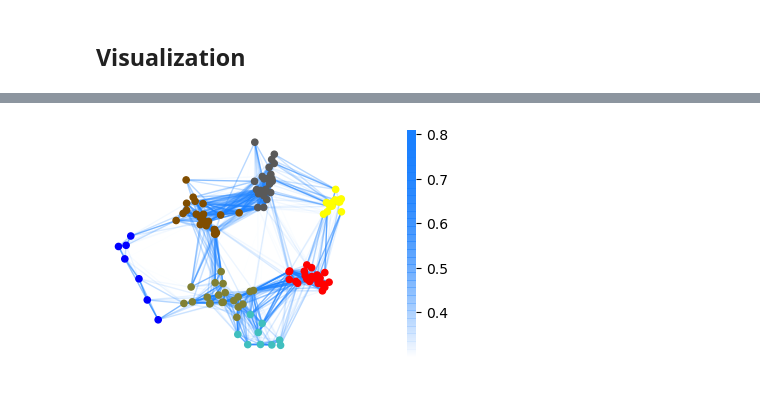
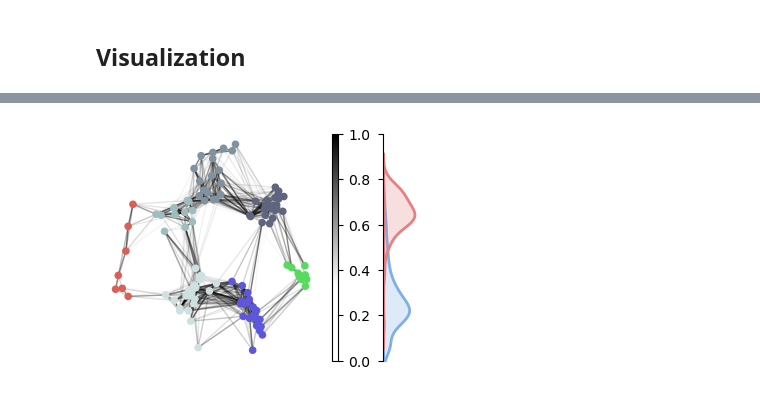
Before and after one commit to markovmodel/decomposed_msms, a Jupyter notebook: Fig5a-syt-decomposition.ipynb, the cells around one changed output, grey strips where cells are left out. Cells and saved outputs as stored; diff of their text form; code cells hidden in the pictures.

Commit message:
add edge histograms for Syt network; update color scheme

```diff
--- a/Fig5a-syt-decomposition.ipynb
+++ b/Fig5a-syt-decomposition.ipynb
@@ -174,10 +176,16 @@ vmd_colors = np.array([vc[i] for i in vmd_colorindex])
+# %%
+# color definitions
+sns_pal = sns.color_palette('hls', 3)  # highlight important subunits
+sns_pal2 = sns.color_palette('bone_r', 6)  # grey palette for less important subunits
+vmd_colors = np.vstack([np.array(sns_pal), np.array(sns_pal2)])
+col_pal = ['#80aee7ff', '#e68082ff']  # for histograms
 # %%
 # cluster FR projected data with k-means
 # remember that k-means is stochastic and might produce slightly different
 # results each for each run. this step further depends on the result of
 # the FR algorithm, i.e., it might be necessary to adjust hyperparameters
 
-n_clusters = [7, 8] # number of nodes for vamp-1 / vamp-2 projections
+n_clusters = [7, 7] # number of nodes for vamp-1 / vamp-2 projections
 
 assignments = []
 cluster_objs = []
@@ -196,10 +199,11 @@ HBox(children=(IntProgress(value=0, description='kmeans iterations', layout=Layo
 # %%
-# for color-matching. numbers have no physical meaning.
-# assignment from VMD visual inspection
-# note that cluster center numbers are arbitrary, too
+# color-matching. numbers have no physical meaning
+# and are manually sorted for readability.
+# assignment from VMD visual inspection.
 
-cassignm = [np.array([0, 1, 2, 3, 4, 5, 6]),
-                  np.array([8, 1, 2, 3, 6, 7, 0, 5])]
+cassignm = [np.array([6, 3, 2, 0, 4, 1, 5]),
+                  np.array([4, 3, 1, 5, 0, 6, 7])]
+
 matched_assignments = []
 for n in range(len(assignments)):
     matched_assignments.append(cassignm[n][assignments[n]])
@@ -246,22 +320,39 @@ def plot_dependency_graph(ax, _graph, pos_dict, assigments, edge_lcutoff = .3):
 # %%
 # VAMP 1
 fig = plt.figure(figsize=(4, 3), dpi=100)
-gs = fig.add_gridspec(65, 100)
+gs = fig.add_gridspec(65, 140)
 fullax = fig.add_subplot(gs[:, :])
 fullax.axis('off')
-ax = fig.add_subplot(gs[:, :80])
 
+# network plot
+ax = fig.add_subplot(gs[:, :95])
+edge_cmap = plt.matplotlib.colors.LinearSegmentedColormap.from_list("uwe", [(*_c, 0), (*_c, 0),
+                                                                            (*_c, 0.5), (*_c, 1)])
 ax, pc = plot_dependency_graph(ax, graph_vamp1, pos_dicts[0], matched_assignments[0])
-
 ax.axis('off')
 
+# colorbar
+cbar_ax = fig.add_subplot(gs[:, 102:105])
+cb = fig.colorbar(pc, cax=cbar_ax)
 
-cbar_ax = fig.add_subplot(gs[:, 97:])
+# histograms
+ax = fig.add_subplot(gs[:, 125:])
+sns.kdeplot(y=inter_cluster_edge_list[0], fill=True, ax=ax, color=col_pal[0], linewidth=2)
+sns.kdeplot(y=intra_cluster_edge_list[0], fill=True, ax=ax, color=col_pal[1], linewidth=2)
 
-cb = fig.colorbar(pc, cax=cbar_ax)
-cb.outline.set_visible(False)
+
+ax.set_ylim(0, 1)
+ax.set_xticks([])
+ax.set_xlabel('')
+
+# comment following line to verify that axes are matching
+for loc in ['top', 'right', 'bottom']:
+    ax.spines[loc].set_visible(False)
+ax.set_yticklabels([]);
+
+fig.savefig('syt_vamp1.png', dpi=400)
 # %% [output]
-[figure, old version]
+[figure, new version]
 # %%
 # VAMP 2
 fig = plt.figure(figsize=(4, 3), dpi=100)
```
Also changed, not shown: parts of 17 cells of this notebook.
